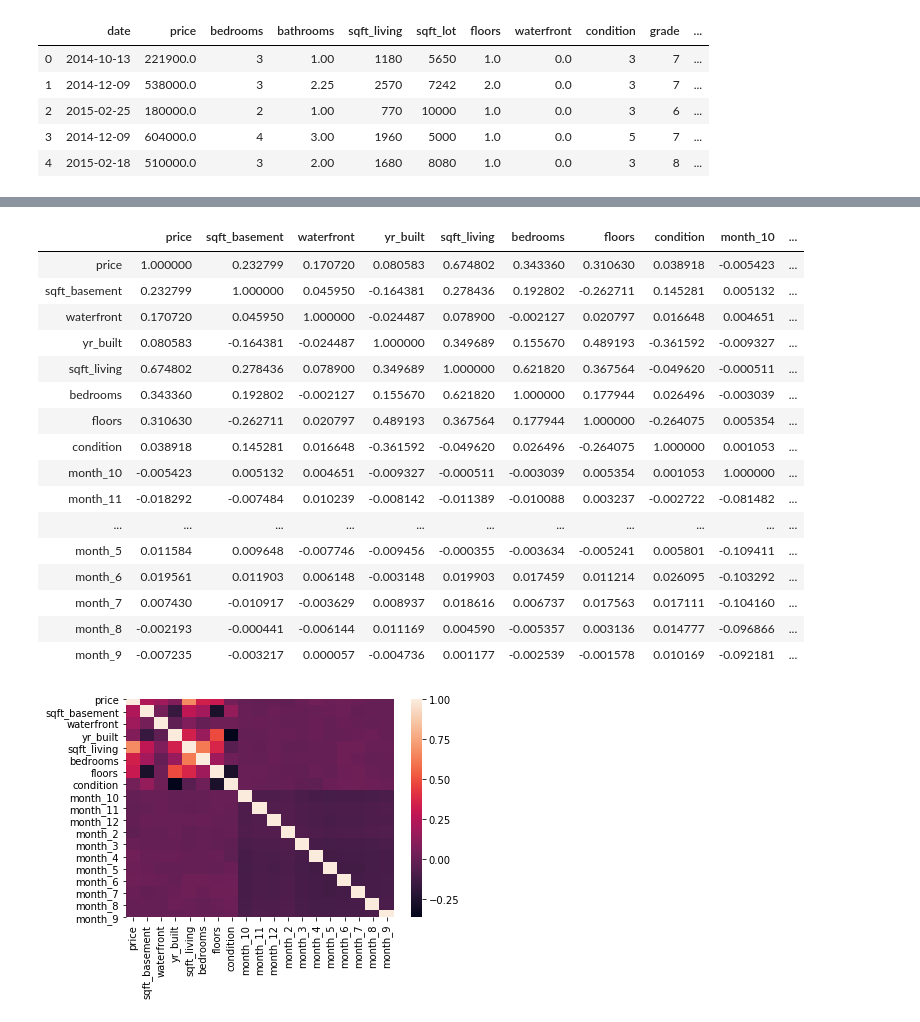
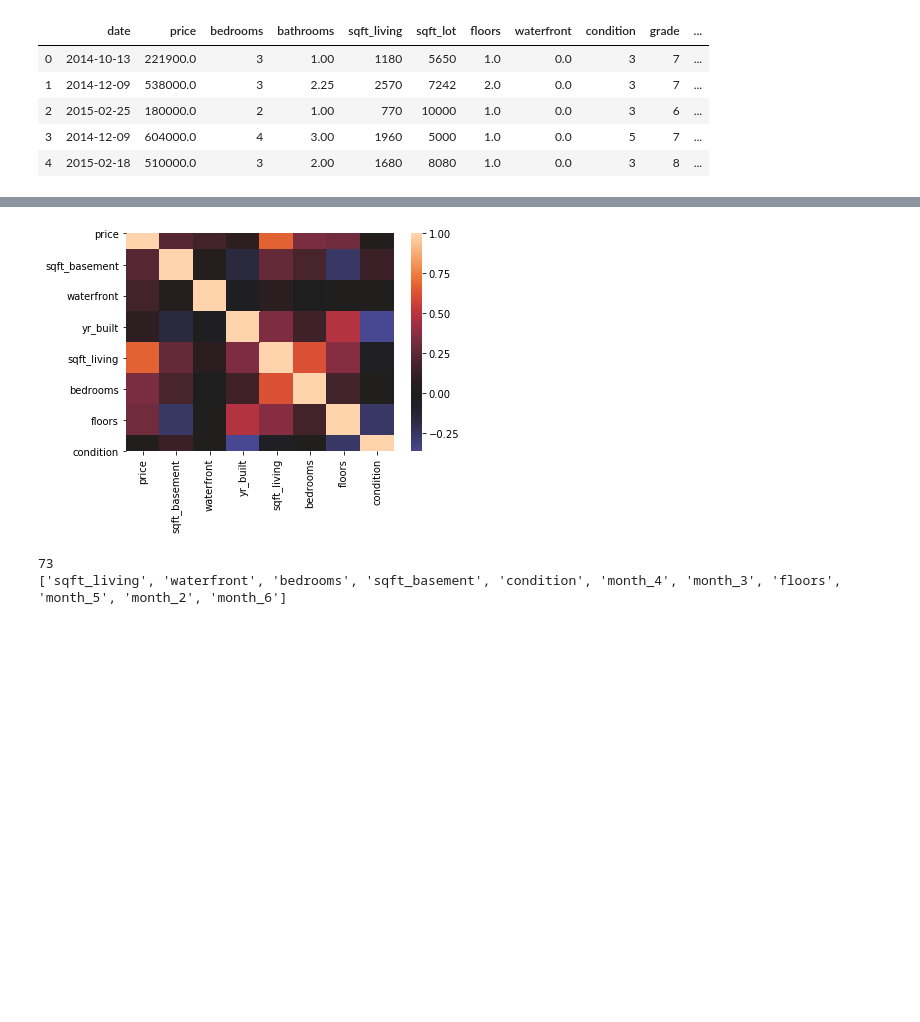
Before and after one commit to anbillinger/dsc-mod-2-project-v2-1-onl01-dtsc-ft-041320, a Jupyter notebook: student.ipynb, the cells around one changed output, grey strips where cells are left out. Cells and saved outputs as stored; diff of their text form; code cells hidden in the pictures; blank space fills up the shorter version.

```diff
--- a/student.ipynb
+++ b/student.ipynb
@@ -71,7 +77,3 @@ df.head()
 | 2 | 2015-02-25 | 180000.0 | 2 | 1.00 | 770 | 10000 | 1.0 | 0.0 | 3 | 6 | ... |
 | 3 | 2014-12-09 | 604000.0 | 4 | 3.00 | 1960 | 5000 | 1.0 | 0.0 | 5 | 7 | ... |
 | 4 | 2015-02-18 | 510000.0 | 3 | 2.00 | 1680 | 8080 | 1.0 | 0.0 | 3 | 8 | ... |
-# %%
-#monthlst = list(df['month'].unique())
-df['month'] = df['month'].astype(str)
-tempm = pd.get_dummies(df['month'],prefix = 'month',drop_first=True)
@@ -94,37 +80,29 @@ tempm
 # %%
 lst = ['price','sqft_basement','waterfront','yr_built','sqft_living','bedrooms','floors','condition']
 temp = df.loc[:,lst]
 #temp.drop(['grade','sqft_living','bathrooms','sqft_above','sqft_living15','sqft_lot15','zipcode','sqft_basement','date'],axis=1,inplace=True)
 lst = ['price','sqft_living','sqft_basement']
 
 temp['sqft_basement'] = temp['sqft_basement'].replace(0,1)
 for x in lst:
     temp[x]=np.log(temp[x])
 
 for x in temp.columns:
     if x=='waterfront':continue
     temp[x]=(temp[x]-np.mean(temp[x]))/np.std(temp[x])
 
-temp = pd.concat([temp,tempm],sort=False,axis=1)
+dummonth = pd.get_dummies(df['month'],prefix = 'month',drop_first=True)
+dumzip = pd.get_dummies(df['zipcode'],prefix = 'zip',drop_first=True)
+
 #x = abs(temp.corr())>.75
-sns.heatmap(temp.corr())
-temp.corr()
+sns.heatmap(temp.corr(),center=0)
+#temp.corr()
+temp = pd.concat([temp,dummonth,dumzip],sort=False,axis=1)
 # %% [output]
-|  | price | sqft_basement | waterfront | yr_built | sqft_living | bedrooms | floors | condition | month_10 | ... |
-| price | 1.000000 | 0.232799 | 0.170720 | 0.080583 | 0.674802 | 0.343360 | 0.310630 | 0.038918 | -0.005423 | ... |
-| sqft_basement | 0.232799 | 1.000000 | 0.045950 | -0.164381 | 0.278436 | 0.192802 | -0.262711 | 0.145281 | 0.005132 | ... |
-| waterfront | 0.170720 | 0.045950 | 1.000000 | -0.024487 | 0.078900 | -0.002127 | 0.020797 | 0.016648 | 0.004651 | ... |
-| yr_built | 0.080583 | -0.164381 | -0.024487 | 1.000000 | 0.349689 | 0.155670 | 0.489193 | -0.361592 | -0.009327 | ... |
-| sqft_living | 0.674802 | 0.278436 | 0.078900 | 0.349689 | 1.000000 | 0.621820 | 0.367564 | -0.049620 | -0.000511 | ... |
-| bedrooms | 0.343360 | 0.192802 | -0.002127 | 0.155670 | 0.621820 | 1.000000 | 0.177944 | 0.026496 | -0.003039 | ... |
-| floors | 0.310630 | -0.262711 | 0.020797 | 0.489193 | 0.367564 | 0.177944 | 1.000000 | -0.264075 | 0.005354 | ... |
-| condition | 0.038918 | 0.145281 | 0.016648 | -0.361592 | -0.049620 | 0.026496 | -0.264075 | 1.000000 | 0.001053 | ... |
-| month_10 | -0.005423 | 0.005132 | 0.004651 | -0.009327 | -0.000511 | -0.003039 | 0.005354 | 0.001053 | 1.000000 | ... |
-| month_11 | -0.018292 | -0.007484 | 0.010239 | -0.008142 | -0.011389 | -0.010088 | 0.003237 | -0.002722 | -0.081482 | ... |
-| ... | ... | ... | ... | ... | ... | ... | ... | ... | ... | ... |
-| month_5 | 0.011584 | 0.009648 | -0.007746 | -0.009456 | -0.000355 | -0.003634 | -0.005241 | 0.005801 | -0.109411 | ... |
-| month_6 | 0.019561 | 0.011903 | 0.006148 | -0.003148 | 0.019903 | 0.017459 | 0.011214 | 0.026095 | -0.103292 | ... |
-| month_7 | 0.007430 | -0.010917 | -0.003629 | 0.008937 | 0.018616 | 0.006737 | 0.017563 | 0.017111 | -0.104160 | ... |
-| month_8 | -0.002193 | -0.000441 | -0.006144 | 0.011169 | 0.004590 | -0.005357 | 0.003136 | 0.014777 | -0.096866 | ... |
-| month_9 | -0.007235 | -0.003217 | 0.000057 | -0.004736 | 0.001177 | -0.002539 | -0.001578 | 0.010169 | -0.092181 | ... |
-[figure, old version]
+[figure, new version]
+# %%
+print(len(lst_predictors))
+print([x for x in lst_predictors if 'zip' not in x])
+# %% [output]
+73
+['sqft_living', 'waterfront', 'bedrooms', 'sqft_basement', 'condition', 'month_4', 'month_3', 'floors', 'month_5', 'month_2', 'month_6']
```
Also changed, not shown: parts of 11 cells of this notebook, 1 other file.
